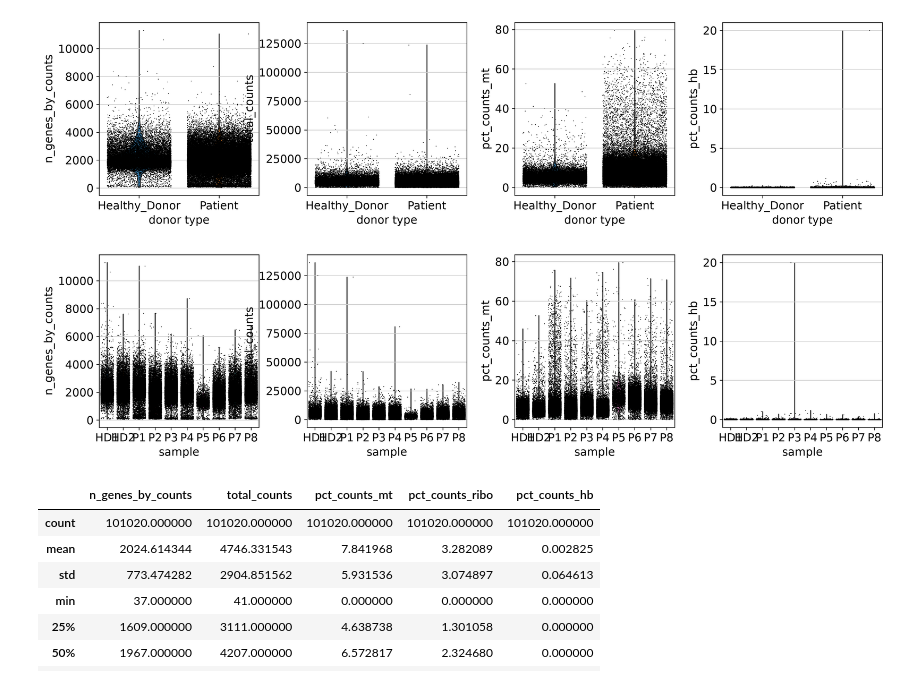
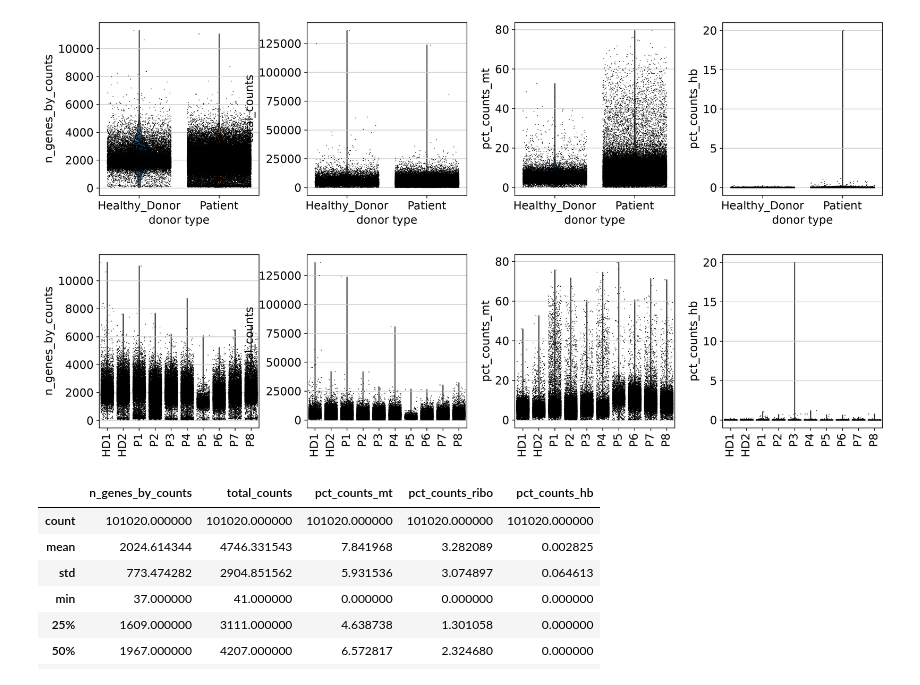
Before and after one commit to Ahmed-Nabil-31/sc-project3-IFN-I, a Jupyter notebook: notebooks/01_data_loading_qc.ipynb, the cells around one changed output. Drawn from its saved outputs; the diff is of its cells as text; code cells hidden in the pictures.

```diff
--- a/notebooks/01_data_loading_qc.ipynb
+++ b/notebooks/01_data_loading_qc.ipynb
@@ -220,18 +218,19 @@ sc.pl.violin(
 # %%
 sc.pl.violin(
     adata,
     [
         "n_genes_by_counts",
         "total_counts",
         "pct_counts_mt",
         "pct_counts_hb"
     ],
     groupby="sample",
     jitter=0.4,
-    multi_panel=True
+    multi_panel=True,
+    rotation=90
 )
 # %% [output]
-[figure, old version]
+[figure, new version]
 # %%
 adata.obs[
     [
```
Also changed, not shown: parts of 10 cells of this notebook, 31 other files.
